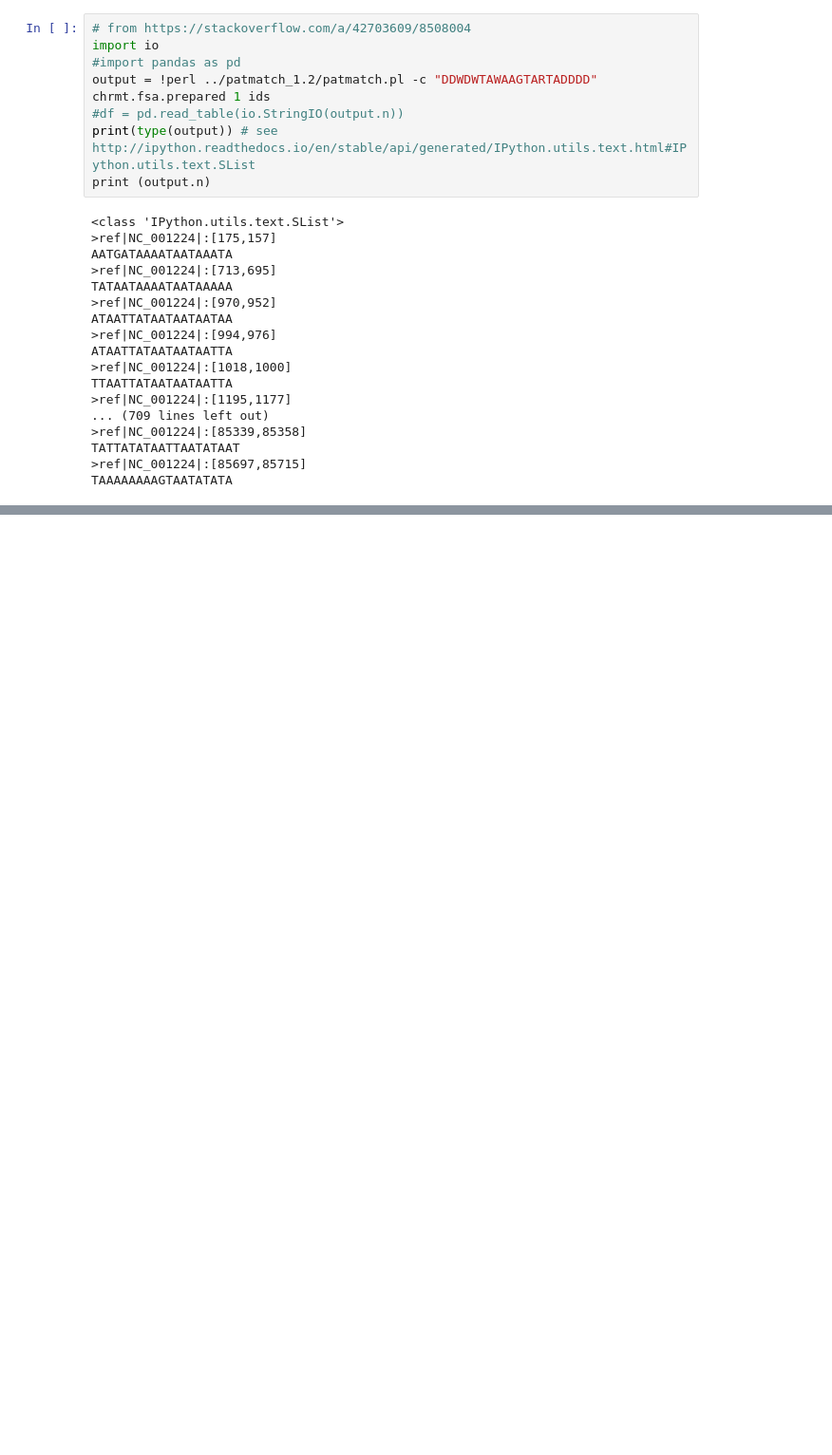
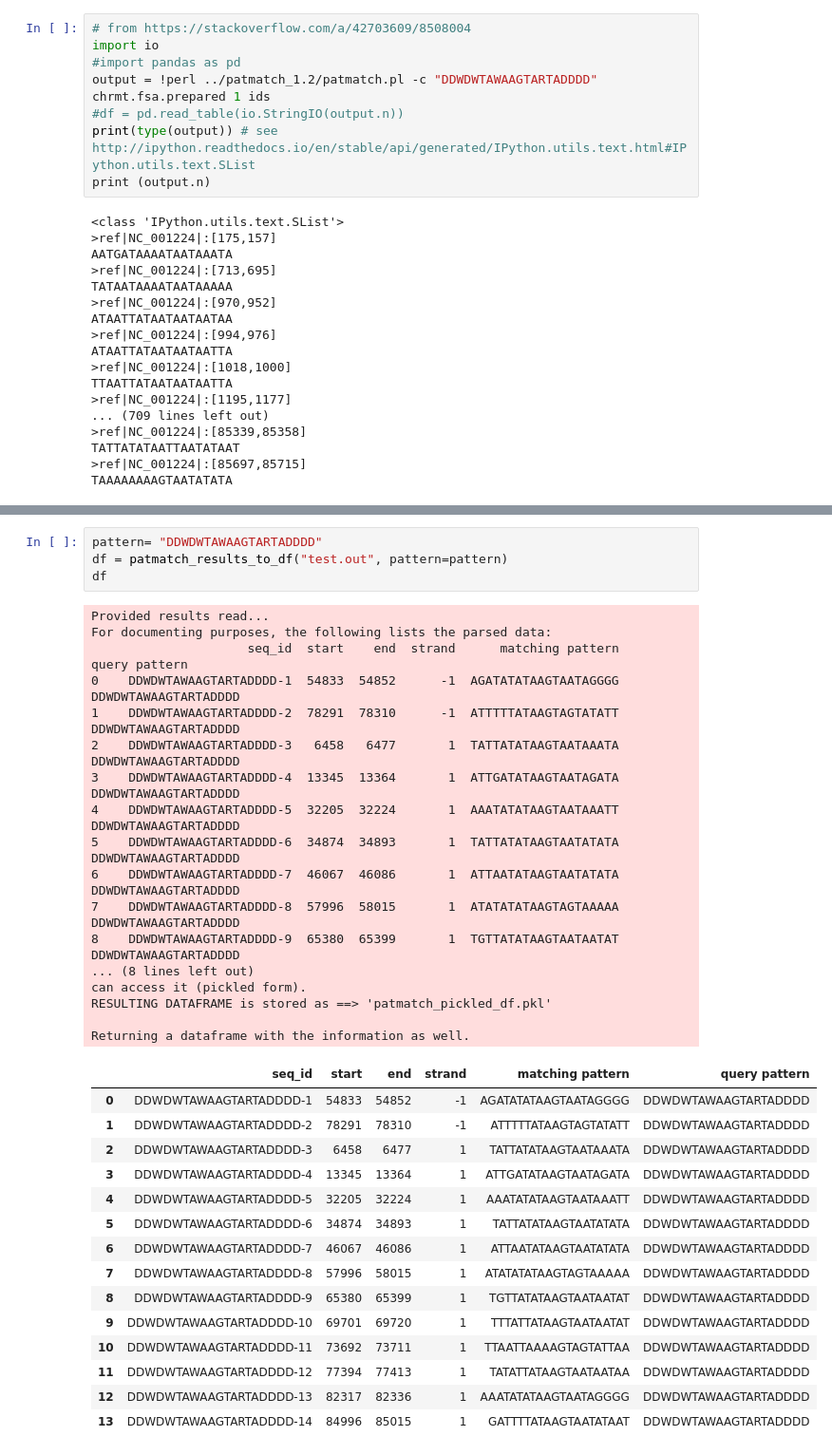
Before and after one commit to fomightez/patmatch-binder, a Jupyter notebook: notebooks/PatMatch with Python.ipynb, the cells around one changed output, grey strips where cells are left out. Shown: that part at 95% size. Cells and saved outputs as stored; diff of their text form; blank space fills up the shorter version.

```diff
--- a/notebooks/PatMatch with Python.ipynb
+++ b/notebooks/PatMatch with Python.ipynb
@@ -105,3 +508,40 @@ TAAAAAAAAGTAATATATA
+# %%
+pattern= "DDWDWTAWAAGTARTADDDD"
+df = patmatch_results_to_df("test.out", pattern=pattern)
+df
+# %% [output]
+Provided results read...
+For documenting purposes, the following lists the parsed data:
+                     seq_id  start    end  strand      matching pattern         query pattern
+0    DDWDWTAWAAGTARTADDDD-1  54833  54852      -1  AGATATATAAGTAATAGGGG  DDWDWTAWAAGTARTADDDD
+1    DDWDWTAWAAGTARTADDDD-2  78291  78310      -1  ATTTTTATAAGTAGTATATT  DDWDWTAWAAGTARTADDDD
+2    DDWDWTAWAAGTARTADDDD-3   6458   6477       1  TATTATATAAGTAATAAATA  DDWDWTAWAAGTARTADDDD
+3    DDWDWTAWAAGTARTADDDD-4  13345  13364       1  ATTGATATAAGTAATAGATA  DDWDWTAWAAGTARTADDDD
+4    DDWDWTAWAAGTARTADDDD-5  32205  32224       1  AAATATATAAGTAATAAATT  DDWDWTAWAAGTARTADDDD
+5    DDWDWTAWAAGTARTADDDD-6  34874  34893       1  TATTATATAAGTAATATATA  DDWDWTAWAAGTARTADDDD
+6    DDWDWTAWAAGTARTADDDD-7  46067  46086       1  ATTAATATAAGTAATATATA  DDWDWTAWAAGTARTADDDD
+7    DDWDWTAWAAGTARTADDDD-8  57996  58015       1  ATATATATAAGTAGTAAAAA  DDWDWTAWAAGTARTADDDD
+8    DDWDWTAWAAGTARTADDDD-9  65380  65399       1  TGTTATATAAGTAATAATAT  DDWDWTAWAAGTARTADDDD
+... (8 lines left out)
+can access it (pickled form).
+RESULTING DATAFRAME is stored as ==> 'patmatch_pickled_df.pkl'
+
+Returning a dataframe with the information as well.
+|  | seq_id | start | end | strand | matching pattern | query pattern |
+| 0 | DDWDWTAWAAGTARTADDDD-1 | 54833 | 54852 | -1 | AGATATATAAGTAATAGGGG | DDWDWTAWAAGTARTADDDD |
+| 1 | DDWDWTAWAAGTARTADDDD-2 | 78291 | 78310 | -1 | ATTTTTATAAGTAGTATATT | DDWDWTAWAAGTARTADDDD |
+| 2 | DDWDWTAWAAGTARTADDDD-3 | 6458 | 6477 | 1 | TATTATATAAGTAATAAATA | DDWDWTAWAAGTARTADDDD |
+| 3 | DDWDWTAWAAGTARTADDDD-4 | 13345 | 13364 | 1 | ATTGATATAAGTAATAGATA | DDWDWTAWAAGTARTADDDD |
+| 4 | DDWDWTAWAAGTARTADDDD-5 | 32205 | 32224 | 1 | AAATATATAAGTAATAAATT | DDWDWTAWAAGTARTADDDD |
+| 5 | DDWDWTAWAAGTARTADDDD-6 | 34874 | 34893 | 1 | TATTATATAAGTAATATATA | DDWDWTAWAAGTARTADDDD |
+| 6 | DDWDWTAWAAGTARTADDDD-7 | 46067 | 46086 | 1 | ATTAATATAAGTAATATATA | DDWDWTAWAAGTARTADDDD |
+| 7 | DDWDWTAWAAGTARTADDDD-8 | 57996 | 58015 | 1 | ATATATATAAGTAGTAAAAA | DDWDWTAWAAGTARTADDDD |
+| 8 | DDWDWTAWAAGTARTADDDD-9 | 65380 | 65399 | 1 | TGTTATATAAGTAATAATAT | DDWDWTAWAAGTARTADDDD |
+| 9 | DDWDWTAWAAGTARTADDDD-10 | 69701 | 69720 | 1 | TTTATTATAAGTAATAATAT | DDWDWTAWAAGTARTADDDD |
+| 10 | DDWDWTAWAAGTARTADDDD-11 | 73692 | 73711 | 1 | TTAATTAAAAGTAGTATTAA | DDWDWTAWAAGTARTADDDD |
+| 11 | DDWDWTAWAAGTARTADDDD-12 | 77394 | 77413 | 1 | TATATTATAAGTAATAATAA | DDWDWTAWAAGTARTADDDD |
+| 12 | DDWDWTAWAAGTARTADDDD-13 | 82317 | 82336 | 1 | AAATATATAAGTAATAGGGG | DDWDWTAWAAGTARTADDDD |
+| 13 | DDWDWTAWAAGTARTADDDD-14 | 84996 | 85015 | 1 | GATTTTATAAGTAATATAAT | DDWDWTAWAAGTARTADDDD |
 # %%
 # %load https://gist.githubusercontent.com/fomightez/b012e51ebef6ec58c1515df3ee0c850a/raw/300da6c67ceeaf5384a3e500648b993345c361cb/run_every_eight_mins.py
 import time
```
Also changed, not shown: parts of 9 cells of this notebook.
